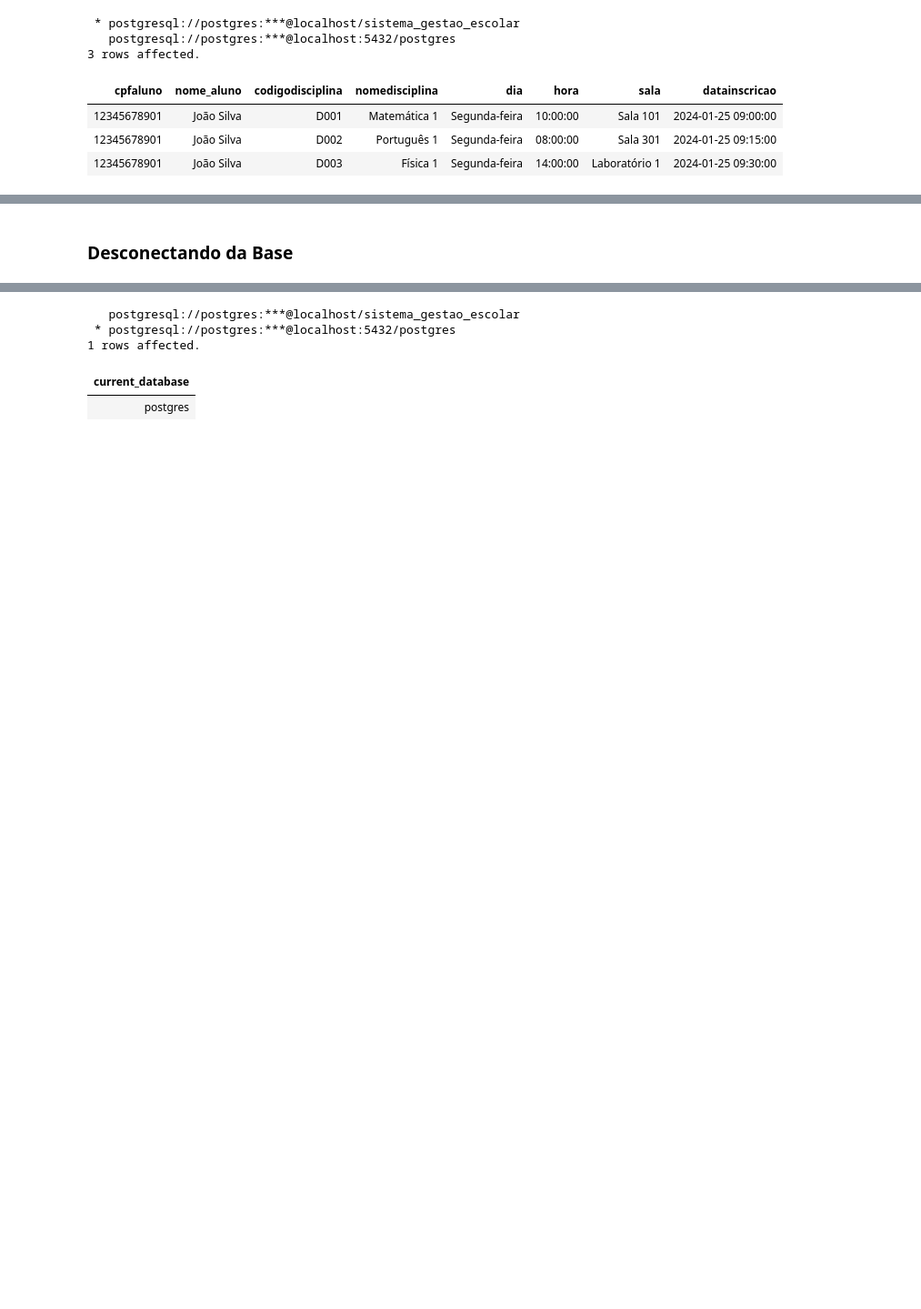
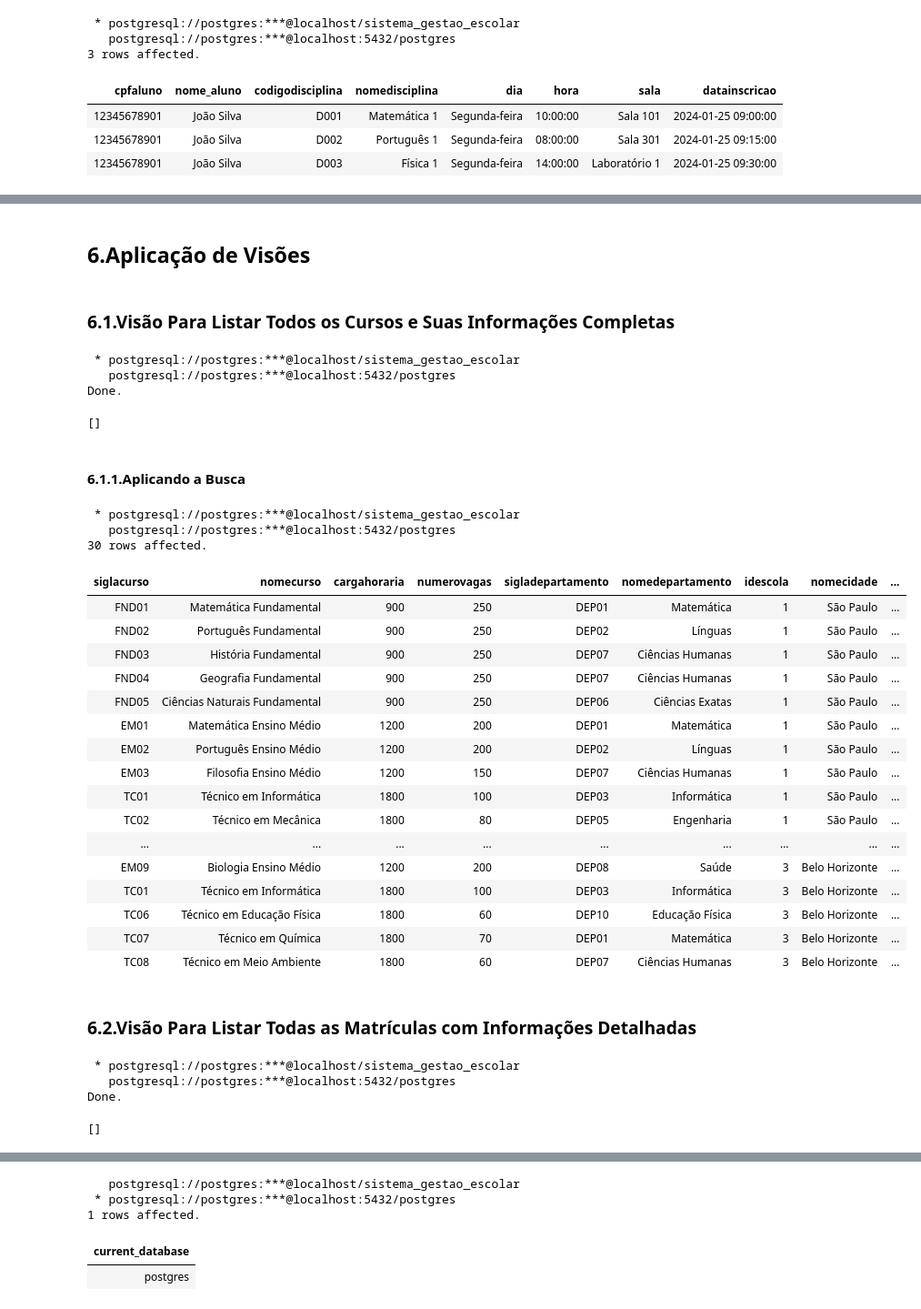
Before and after one commit to rodriguesgbreno/projeto_final_base_de_dados_scc0240_2025, a Jupyter notebook: documentos/projeto_final.ipynb, the cells around one changed output, grey strips where cells are left out. Shown: that part at 91% size. Drawn from its saved outputs; the diff is of its cells as text; code cells hidden in the pictures; blank space fills up the shorter version.

Commit message:
Atualizações nos arquivos README.md, projeto_final.ipynb, create_table.sql, inserts.sql, queries.sql e views.sql

```diff
--- a/documentos/projeto_final.ipynb
+++ b/documentos/projeto_final.ipynb
@@ -1249,2 +1555,80 @@ ORDER BY i.DataInscricao;
 # %% [markdown]
-### Desconectando da Base
+## 6.Aplicação de Visões
+# %% [markdown]
+### 6.1.Visão Para Listar Todos os Cursos e Suas Informações Completas
+# %%
+%%sql
+-- View para listar todos os cursos com suas informações completas
+CREATE VIEW ViewCursosCompletos AS
+SELECT
+    c.SiglaCurso,
+    c.NomeCurso,
+    c.CargaHoraria,
+    c.NumeroVagas,
+    d.SiglaDepartamento,
+    d.NomeDepartamento,
+    e.IDEscola,
+    e.NomeCidade,
+    e.SiglaEstado
+FROM Curso c
+JOIN Departamento d ON c.SiglaDepartamento = d.SiglaDepartamento
+JOIN Vinculo v ON v.SiglaCurso = c.SiglaCurso
+JOIN UnidadeEscolar e ON e.IDEscola = v.IDEscola;
+# %% [output]
+ * postgresql://postgres:***@localhost/sistema_gestao_escolar
+   postgresql://postgres:***@localhost:5432/postgres
+Done.
+[]
+# %% [markdown]
+#### 6.1.1.Aplicando a Busca
+# %%
+%%sql
+SELECT * FROM ViewCursosCompletos;
+# %% [output]
+ * postgresql://postgres:***@localhost/sistema_gestao_escolar
+   postgresql://postgres:***@localhost:5432/postgres
+30 rows affected.
+| siglacurso | nomecurso | cargahoraria | numerovagas | sigladepartamento | nomedepartamento | idescola | nomecidade | ... |
+| FND01 | Matemática Fundamental | 900 | 250 | DEP01 | Matemática | 1 | São Paulo | ... |
+| FND02 | Português Fundamental | 900 | 250 | DEP02 | Línguas | 1 | São Paulo | ... |
+| FND03 | História Fundamental | 900 | 250 | DEP07 | Ciências Humanas | 1 | São Paulo | ... |
+| FND04 | Geografia Fundamental | 900 | 250 | DEP07 | Ciências Humanas | 1 | São Paulo | ... |
+| FND05 | Ciências Naturais Fundamental | 900 | 250 | DEP06 | Ciências Exatas | 1 | São Paulo | ... |
+| EM01 | Matemática Ensino Médio | 1200 | 200 | DEP01 | Matemática | 1 | São Paulo | ... |
+| EM02 | Português Ensino Médio | 1200 | 200 | DEP02 | Línguas | 1 | São Paulo | ... |
+| EM03 | Filosofia Ensino Médio | 1200 | 150 | DEP07 | Ciências Humanas | 1 | São Paulo | ... |
+| TC01 | Técnico em Informática | 1800 | 100 | DEP03 | Informática | 1 | São Paulo | ... |
+| TC02 | Técnico em Mecânica | 1800 | 80 | DEP05 | Engenharia | 1 | São Paulo | ... |
+| ... | ... | ... | ... | ... | ... | ... | ... | ... |
+| EM09 | Biologia Ensino Médio | 1200 | 200 | DEP08 | Saúde | 3 | Belo Horizonte | ... |
+| TC01 | Técnico em Informática | 1800 | 100 | DEP03 | Informática | 3 | Belo Horizonte | ... |
+| TC06 | Técnico em Educação Física | 1800 | 60 | DEP10 | Educação Física | 3 | Belo Horizonte | ... |
+| TC07 | Técnico em Química | 1800 | 70 | DEP01 | Matemática | 3 | Belo Horizonte | ... |
+| TC08 | Técnico em Meio Ambiente | 1800 | 60 | DEP07 | Ciências Humanas | 3 | Belo Horizonte | ... |
+# %% [markdown]
+### 6.2.Visão Para Listar Todas as Matrículas com Informações Detalhadas
+# %%
+%%sql
+-- View para listar todas as matrículas com informações detalhadas
+CREATE VIEW ViewMatriculasDetalhadas AS
+SELECT
+    m.CPFAluno,
+    ua.NomeUsuario || ' ' || ua.SobrenomeUsuario AS NomeAluno,
+    m.CodigoDisciplina,
+    d.NomeDisciplina,
+    m.CPFProfessor,
+    up.NomeUsuario || ' ' || up.SobrenomeUsuario AS NomeProfessor,
+    m.Dia,
+    m.Hora,
+    m.Sala
+FROM Matricula m
+JOIN Disciplina d ON m.CodigoDisciplina = d.Codigo
+JOIN Aluno a ON m.CPFAluno = a.CPFUsuario
+JOIN Usuario ua ON a.CPFUsuario = ua.CPF
+JOIN Professor p ON m.CPFProfessor = p.CPFUsuario
+JOIN Usuario up ON p.CPFUsuario = up.CPF;
+# %% [output]
+ * postgresql://postgres:***@localhost/sistema_gestao_escolar
+   postgresql://postgres:***@localhost:5432/postgres
+Done.
+[]
```
Also changed, not shown: parts of 78 cells of this notebook, 7 other files.
